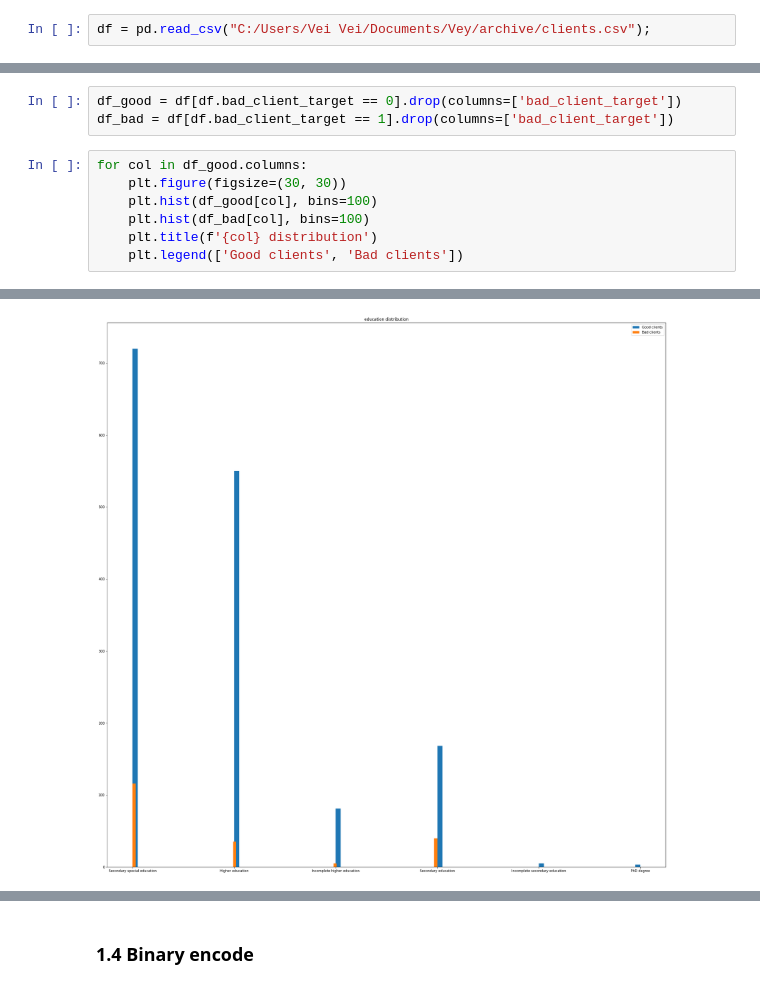
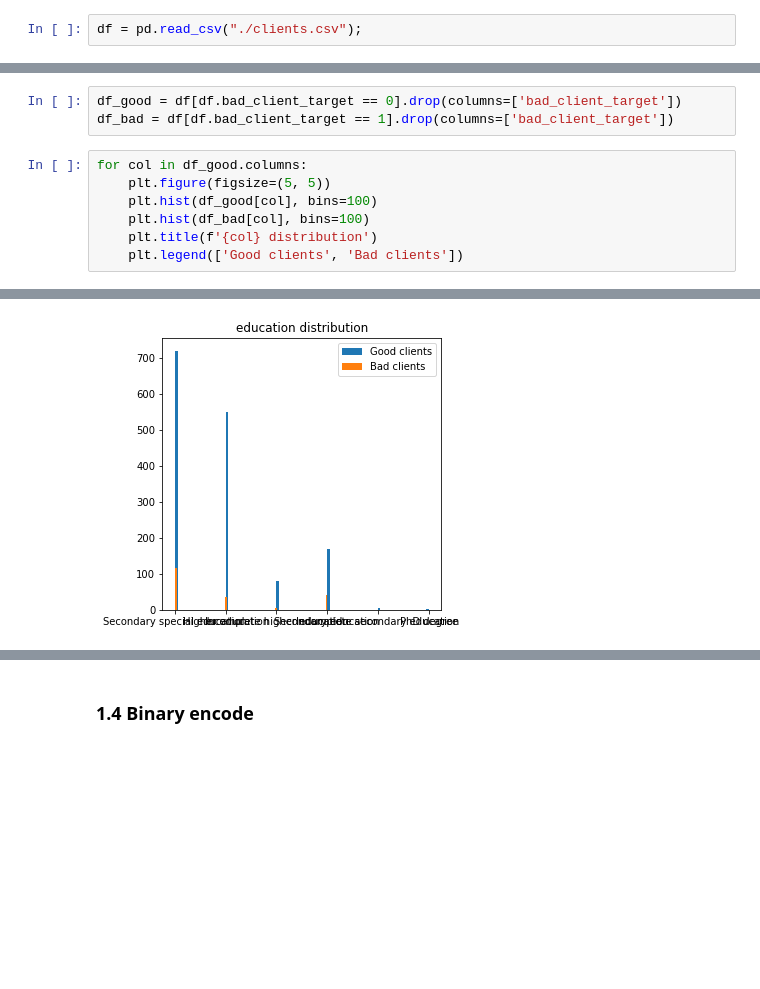
Before and after one commit to veivei2010/Customer-classification-and-imbalanced-dataset, a Jupyter notebook: customer_classification.ipynb, the cells around one changed output, grey strips where cells are left out. Drawn from its saved outputs; the diff is of its cells as text; blank space fills up the shorter version.

```diff
--- a/customer_classification.ipynb
+++ b/customer_classification.ipynb
@@ -18,7 +18,7 @@ from imblearn.over_sampling import SMOTE
 # %% [markdown]
 ### 1.2 Read the data & convert into dataframe
 # %%
-df = pd.read_csv("C:/Users/Vei Vei/Documents/Vey/archive/clients.csv");
+df = pd.read_csv("./clients.csv");
 # %%
 df.head()
 # %% [output]
@@ -75,7 +75,7 @@ df_good = df[df.bad_client_target == 0].drop(columns=['bad_client_target'])
 df_bad = df[df.bad_client_target == 1].drop(columns=['bad_client_target'])
 # %%
 for col in df_good.columns:
-    plt.figure(figsize=(30, 30))
+    plt.figure(figsize=(5, 5))
     plt.hist(df_good[col], bins=100)
     plt.hist(df_bad[col], bins=100)
     plt.title(f'{col} distribution')
@@ -89 +89 @@ for col in df_good.columns:
-[figure, old version]
+[figure, new version]
```
Also changed, not shown: parts of 6 cells of this notebook, 2 other files.
